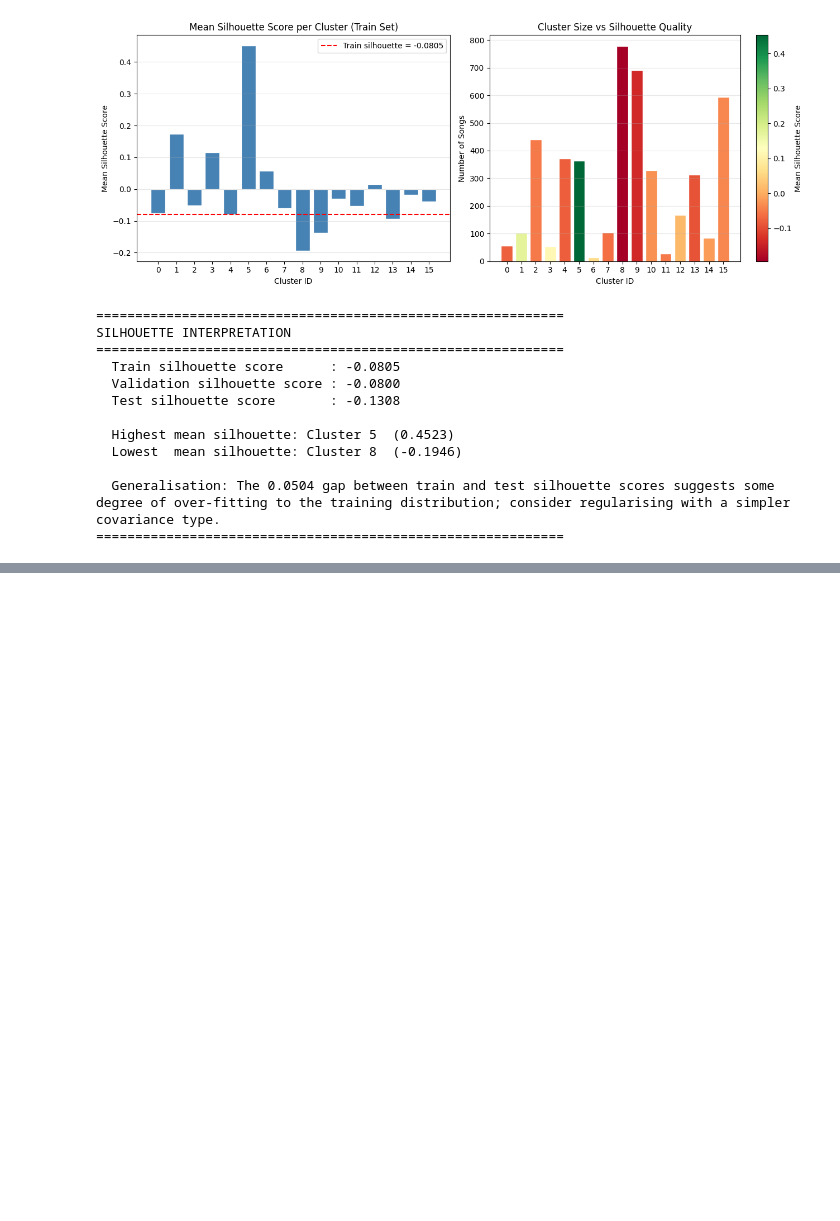
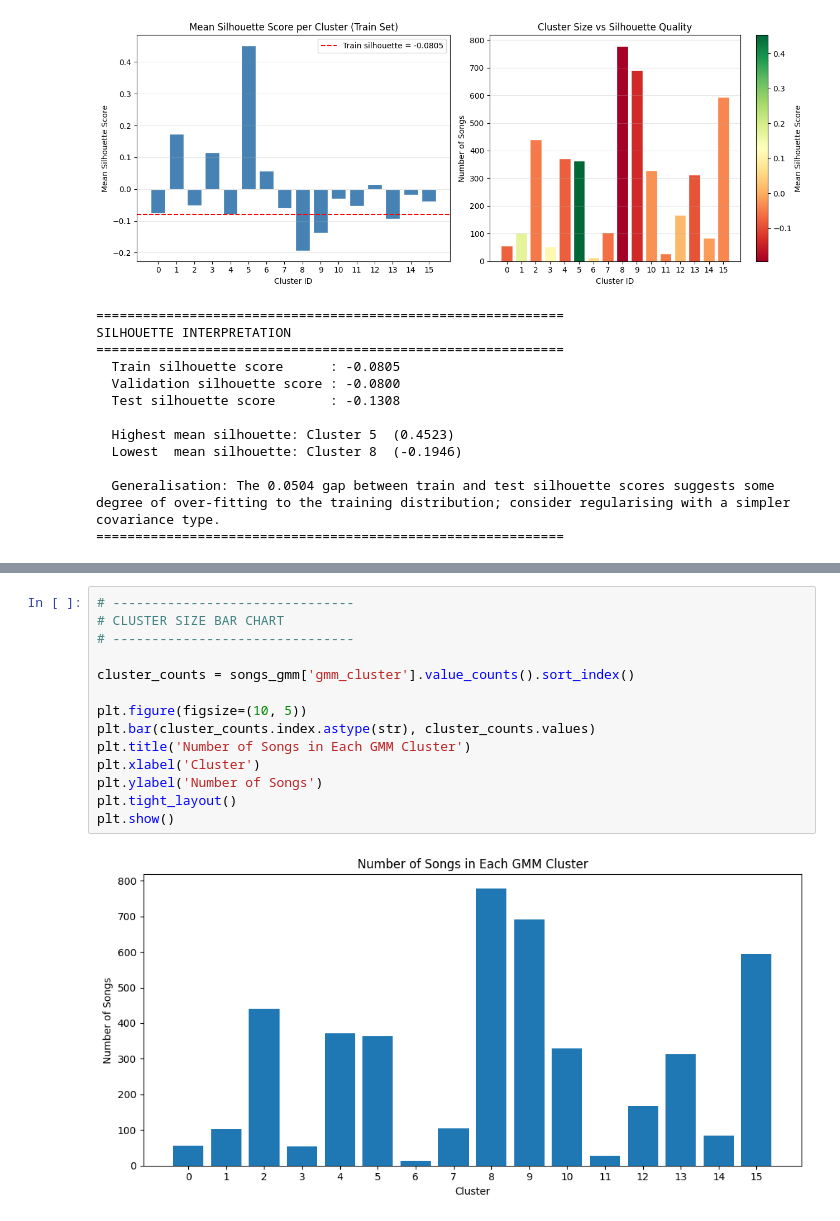
Before and after one commit to samiuell/MSE446-Group2, a Jupyter notebook: MSE446_Group2_GMMModel_C.ipynb, the cells around one changed output, grey strips where cells are left out. Saved outputs shown, nothing was run; the diff lists cells and outputs as text; blank space fills up the shorter version.

```diff
--- a/MSE446_Group2_GMMModel_C.ipynb
+++ b/MSE446_Group2_GMMModel_C.ipynb
@@ -879,0 +884,16 @@ plt.show()
+# %%
+# -------------------------------
+# CLUSTER SIZE BAR CHART
+# -------------------------------
+
+cluster_counts = songs_gmm['gmm_cluster'].value_counts().sort_index()
+
+plt.figure(figsize=(10, 5))
+plt.bar(cluster_counts.index.astype(str), cluster_counts.values)
+plt.title('Number of Songs in Each GMM Cluster')
+plt.xlabel('Cluster')
+plt.ylabel('Number of Songs')
+plt.tight_layout()
+plt.show()
+# %% [output]
+[figure, added]
```
Also changed, not shown: parts of 5 cells of this notebook, 1 other file.
